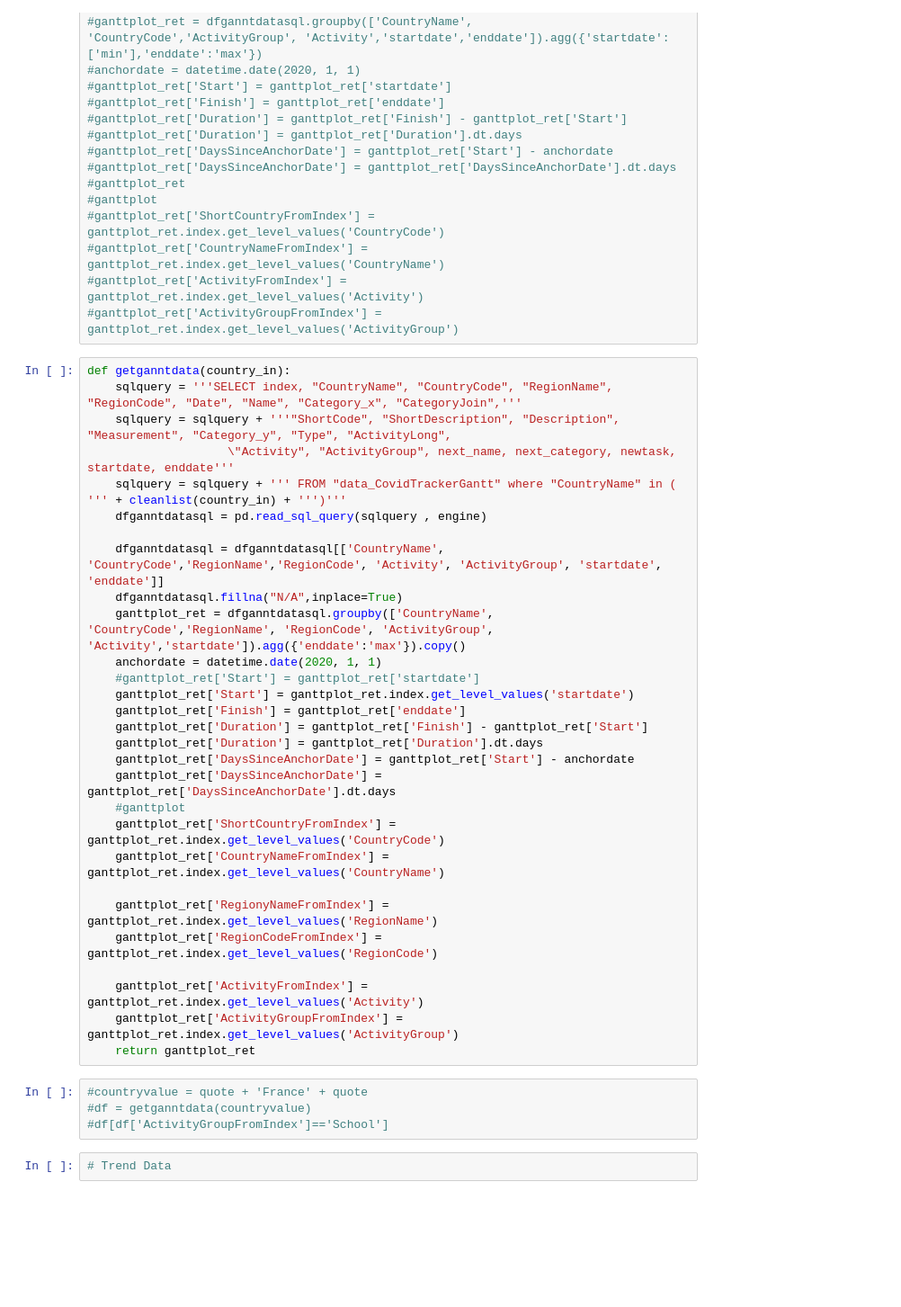
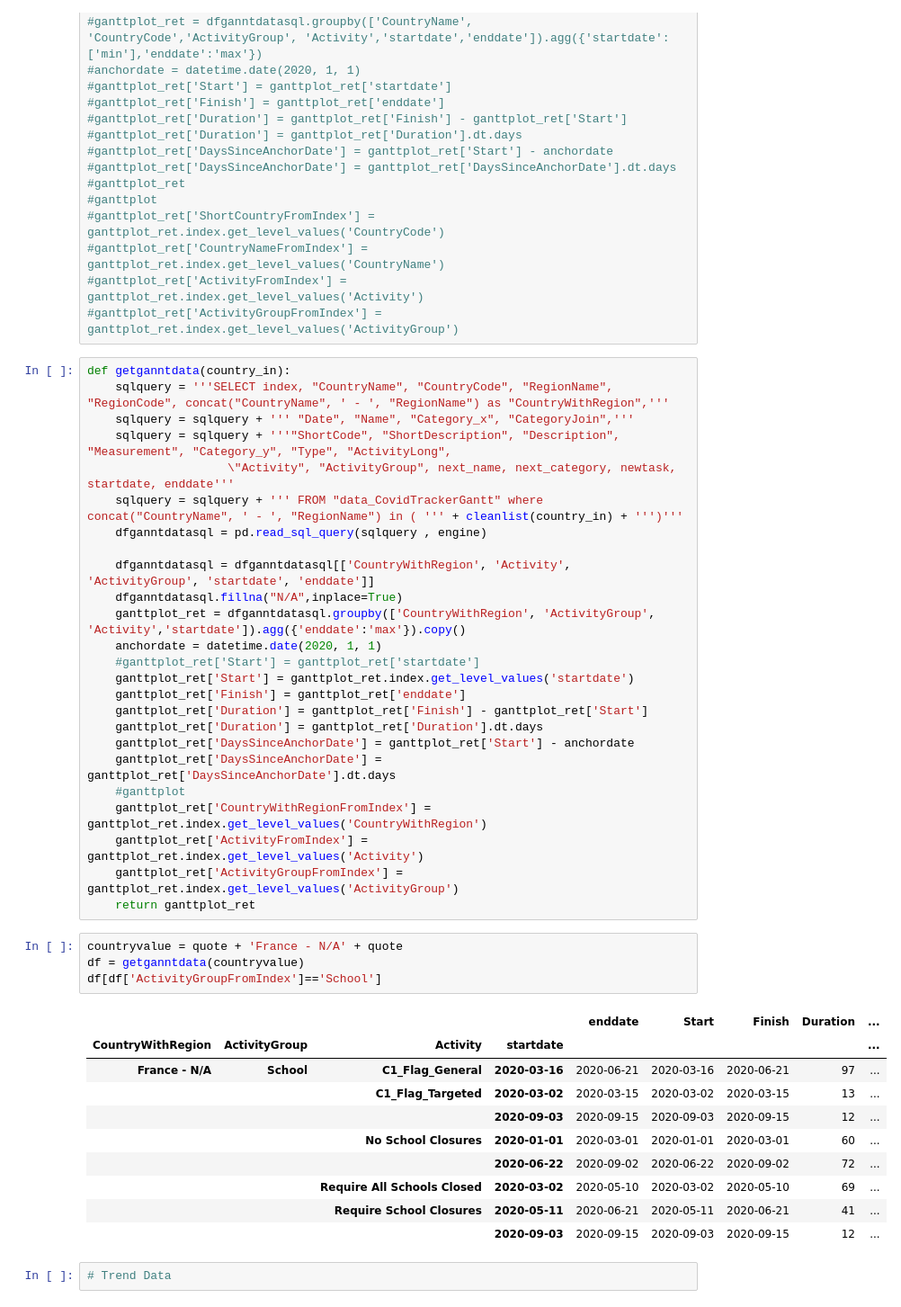
Before and after one commit to andrewcgaitskell/virus-data-voila, a Jupyter notebook: notebooks/currentviz.ipynb, the cells around one changed output. Shown at 90% size. Cells and saved outputs as stored; diff of their text form; blank space fills up the shorter version.

```diff
--- a/notebooks/currentviz.ipynb
+++ b/notebooks/currentviz.ipynb
@@ -152,15 +138,16 @@ sqlquery = sqlquery + ''' FROM "data_CovidTrackerGantt" where "CountryName" in (
 #ganttplot_ret['ActivityGroupFromIndex'] = ganttplot_ret.index.get_level_values('ActivityGroup')
 # %%
 def getganntdata(country_in):
-    sqlquery = '''SELECT index, "CountryName", "CountryCode", "RegionName", "RegionCode", "Date", "Name", "Category_x", "CategoryJoin",'''
+    sqlquery = '''SELECT index, "CountryName", "CountryCode", "RegionName", "RegionCode", concat("CountryName", ' - ', "RegionName") as "CountryWithRegion",'''
+    sqlquery = sqlquery + ''' "Date", "Name", "Category_x", "CategoryJoin",'''
     sqlquery = sqlquery + '''"ShortCode", "ShortDescription", "Description", "Measurement", "Category_y", "Type", "ActivityLong",
                     \"Activity", "ActivityGroup", next_name, next_category, newtask, startdate, enddate'''
-    sqlquery = sqlquery + ''' FROM "data_CovidTrackerGantt" where "CountryName" in ( ''' + cleanlist(country_in) + ''')'''
+    sqlquery = sqlquery + ''' FROM "data_CovidTrackerGantt" where concat("CountryName", ' - ', "RegionName") in ( ''' + cleanlist(country_in) + ''')'''
     dfganntdatasql = pd.read_sql_query(sqlquery , engine)
 
-    dfganntdatasql = dfganntdatasql[['CountryName', 'CountryCode','RegionName','RegionCode', 'Activity', 'ActivityGroup', 'startdate', 'enddate']]
+    dfganntdatasql = dfganntdatasql[['CountryWithRegion', 'Activity', 'ActivityGroup', 'startdate', 'enddate']]
     dfganntdatasql.fillna("N/A",inplace=True)
-    ganttplot_ret = dfganntdatasql.groupby(['CountryName', 'CountryCode','RegionName', 'RegionCode', 'ActivityGroup', 'Activity','startdate']).agg({'enddate':'max'}).copy()
+    ganttplot_ret = dfganntdatasql.groupby(['CountryWithRegion', 'ActivityGroup', 'Activity','startdate']).agg({'enddate':'max'}).copy()
     anchordate = datetime.date(2020, 1, 1)
     #ganttplot_ret['Start'] = ganttplot_ret['startdate']
     ganttplot_ret['Start'] = ganttplot_ret.index.get_level_values('startdate')
@@ -170,19 +157,25 @@ def getganntdata(country_in):
     ganttplot_ret['DaysSinceAnchorDate'] = ganttplot_ret['Start'] - anchordate
     ganttplot_ret['DaysSinceAnchorDate'] = ganttplot_ret['DaysSinceAnchorDate'].dt.days
     #ganttplot
-    ganttplot_ret['ShortCountryFromIndex'] = ganttplot_ret.index.get_level_values('CountryCode')
-    ganttplot_ret['CountryNameFromIndex'] = ganttplot_ret.index.get_level_values('CountryName')
-
-    ganttplot_ret['RegionyNameFromIndex'] = ganttplot_ret.index.get_level_values('RegionName')
-    ganttplot_ret['RegionCodeFromIndex'] = ganttplot_ret.index.get_level_values('RegionCode')
-
+    ganttplot_ret['CountryWithRegionFromIndex'] = ganttplot_ret.index.get_level_values('CountryWithRegion')
     ganttplot_ret['ActivityFromIndex'] = ganttplot_ret.index.get_level_values('Activity')
     ganttplot_ret['ActivityGroupFromIndex'] = ganttplot_ret.index.get_level_values('ActivityGroup')
     return ganttplot_ret
 # %%
-#countryvalue = quote + 'France' + quote
-#df = getganntdata(countryvalue)
-#df[df['ActivityGroupFromIndex']=='School']
+countryvalue = quote + 'France - N/A' + quote
+df = getganntdata(countryvalue)
+df[df['ActivityGroupFromIndex']=='School']
+# %% [output]
+|  |  |  |  | enddate | Start | Finish | Duration | ... |
+| CountryWithRegion | ActivityGroup | Activity | startdate |  |  |  |  | ... |
+| France - N/A | School | C1_Flag_General | 2020-03-16 | 2020-06-21 | 2020-03-16 | 2020-06-21 | 97 | ... |
+|  |  | C1_Flag_Targeted | 2020-03-02 | 2020-03-15 | 2020-03-02 | 2020-03-15 | 13 | ... |
+|  |  |  | 2020-09-03 | 2020-09-15 | 2020-09-03 | 2020-09-15 | 12 | ... |
+|  |  | No School Closures | 2020-01-01 | 2020-03-01 | 2020-01-01 | 2020-03-01 | 60 | ... |
+|  |  |  | 2020-06-22 | 2020-09-02 | 2020-06-22 | 2020-09-02 | 72 | ... |
+|  |  | Require All Schools Closed | 2020-03-02 | 2020-05-10 | 2020-03-02 | 2020-05-10 | 69 | ... |
+|  |  | Require School Closures | 2020-05-11 | 2020-06-21 | 2020-05-11 | 2020-06-21 | 41 | ... |
+|  |  |  | 2020-09-03 | 2020-09-15 | 2020-09-03 | 2020-09-15 | 12 | ... |
 # %%
 # Trend Data
 # %%
```
Also changed, not shown: parts of 10 cells of this notebook.
